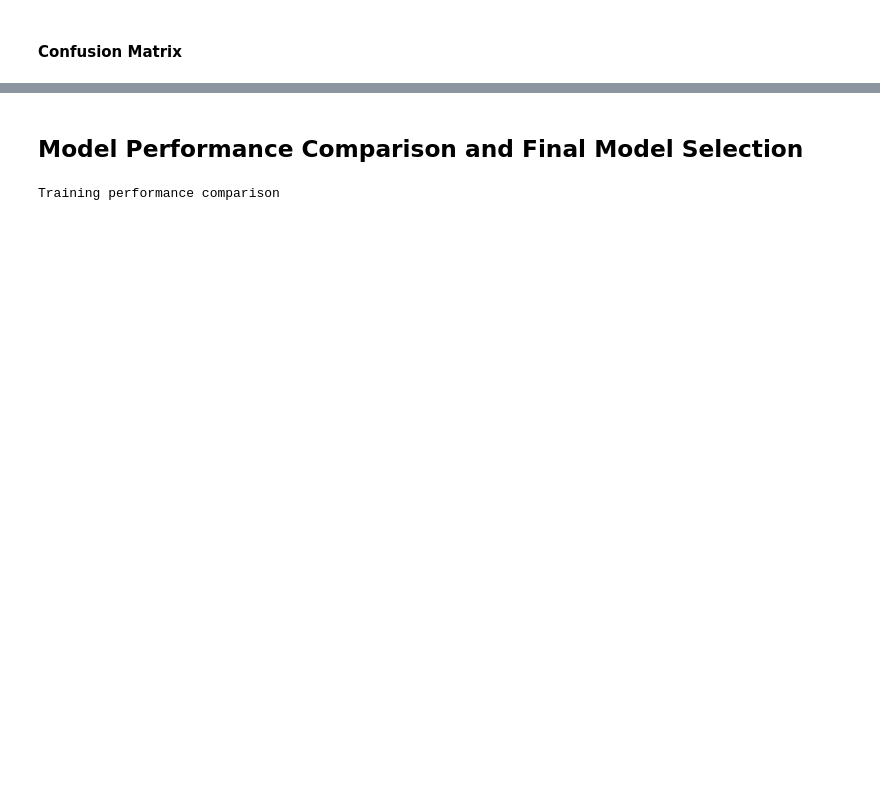
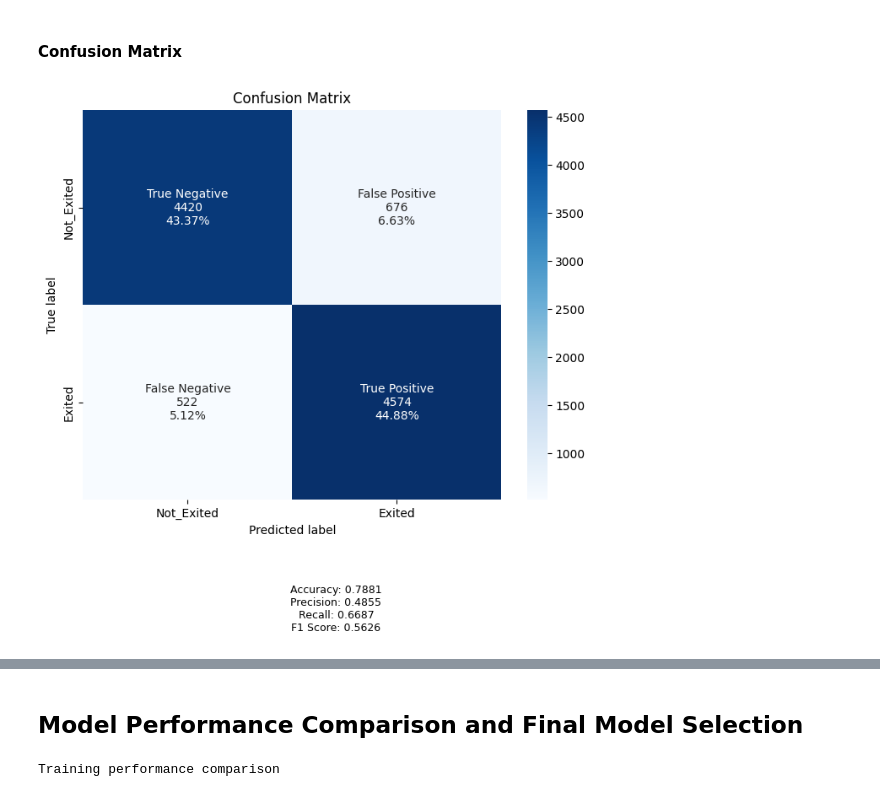
Before and after one commit to barkz/Bank-Churn-Prediction, a Jupyter notebook: RobBarker_NN_BankChurn_FC.ipynb, the cells around one changed output, grey strips where cells are left out. Cells and saved outputs as stored; diff of their text form; code cells hidden in the pictures; blank space fills up the shorter version.

```diff
--- a/RobBarker_NN_BankChurn_FC.ipynb
+++ b/RobBarker_NN_BankChurn_FC.ipynb
@@ -1981,0 +2170,8 @@ make_confusion_matrix(____,____)
+# %%
+# Calculating the confusion matrix.
+cm_train_5 = confusion_matrix(y_train_smote, y_train_pred)
+labels = ["True Negative", "False Positive", "False Negative", "True Positive"]
+categories = ["Not_Exited", "Exited"]
+make_confusion_matrix(cm_train_5, group_names=labels, categories=categories, cmap="Blues")
+# %% [output]
+[figure, added]
```
Also changed, not shown: parts of 46 cells of this notebook, 1 other file.
